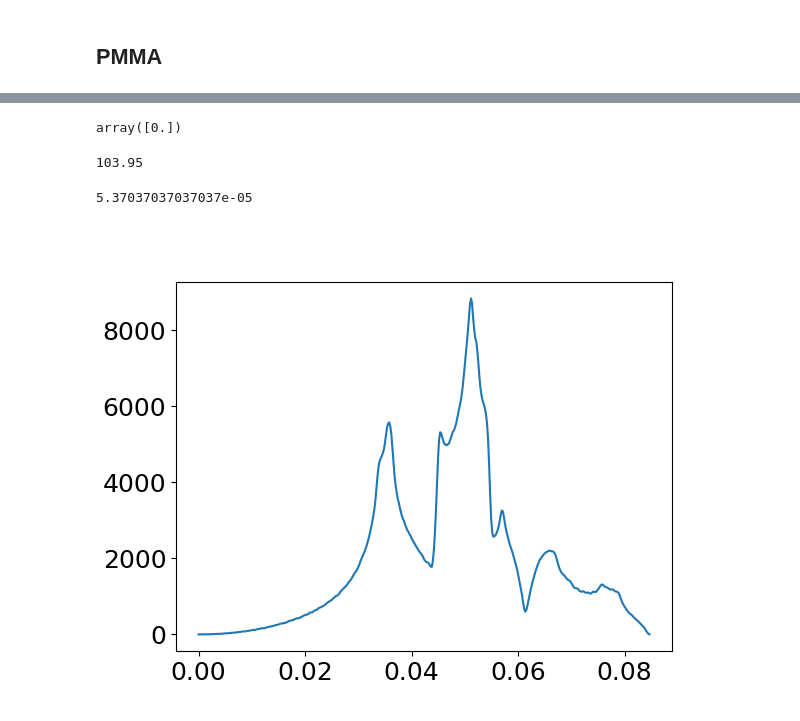
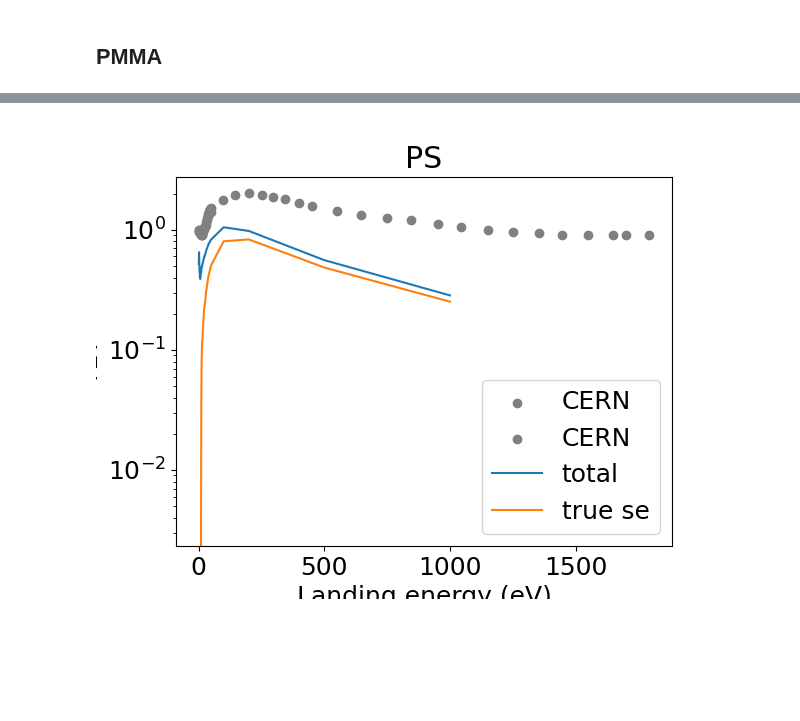
Before and after one commit to oridzel/mast_sey, a Jupyter notebook: plot.ipynb, the cells around one changed output, grey strips where cells are left out. Drawn from its saved outputs; the diff is of its cells as text; code cells hidden in the pictures; blank space fills up the shorter version.

```diff
--- a/plot.ipynb
+++ b/plot.ipynb
@@ -125,13 +109,30 @@ plt.show()
-# %%
-np.unique(fd_in)
-# %% [output]
-array([0.])
-# %%
-3.85*27
-# %% [output]
-103.95
-# %%
-0.00145/27
-# %% [output]
-5.37037037037037e-05
+# %%
+pmma_fd_low_cern = np.loadtxt("materials/pmma/sey/pmma_low_sey_cern.csv",delimiter=",")
+pmma_fd_cern = np.loadtxt("materials/pmma/sey/pmma_sey_cern.csv",delimiter=",")
+
+ps_fd_low_cern = np.loadtxt("materials/ps/sey/ps_low_sey_cern.csv",delimiter=",")
+ps_fd_cern = np.loadtxt("materials/ps/sey/ps_sey_cern.csv",delimiter=",")
+
+fd_sey = np.loadtxt("materials/ps/mll/out/sey.plot")
+# %%
+plt.figure()
+
+# plt.scatter(pmma_fd_low_cern[:,0], pmma_fd_low_cern[:,1],label="Fabian (CERN)",color="blue")
+# plt.scatter(pmma_fd_cern[:,0], pmma_fd_cern[:,1],label="Fabian (CERN)",color="blue")
+plt.scatter(ps_fd_low_cern[:,0], ps_fd_low_cern[:,1],label="CERN",color="gray")
+plt.scatter(ps_fd_cern[:,0], ps_fd_cern[:,1],label="CERN",color="gray")
+
+plt.plot(fd_sey[:,0],fd_sey[:,1],label="total")
+plt.plot(fd_sey[:,0],fd_sey[:,2],label="true se")
+
+plt.xlabel("Landing energy (eV)")
+plt.ylabel("TEY")
+plt.title("PS")
+# plt.xlim(0,30)
+# plt.xscale('log')
+plt.yscale('log')
+plt.legend()
+plt.show()
+# %% [output]
+[figure, added]
 # %%
@@ -139,6 +139,0 @@ fd = np.loadtxt("materials/mgo/MgO-MC/phdos.in")
-# %%
-plt.figure()
-plt.plot(fd[:,0],fd[:,1])
-plt.show()
-# %% [output]
-[figure, removed]
```
Also changed, not shown: parts of 14 cells of this notebook, 9 other files.
